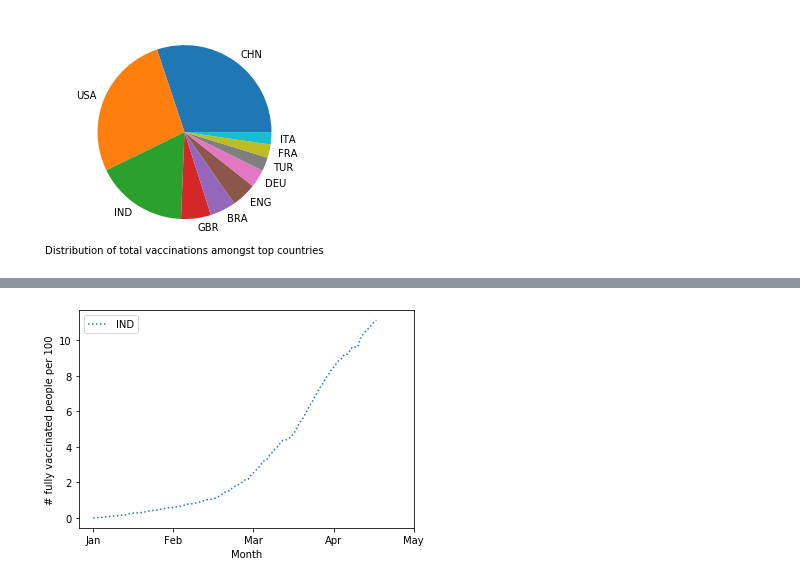
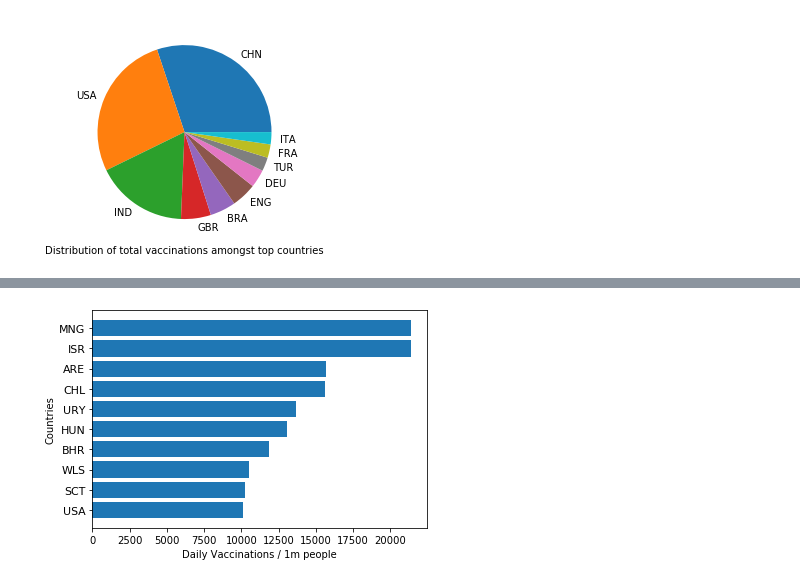
Before and after one commit to Megha1005/Vaccination_Visualization, a Jupyter notebook: backend/Vaccination.ipynb, the cells around one changed output, grey strips where cells are left out. Saved outputs shown, nothing was run; the diff lists cells and outputs as text; code cells hidden in the pictures.

```diff
--- a/backend/Vaccination.ipynb
+++ b/backend/Vaccination.ipynb
@@ -116,6 +117,18 @@ def get_bar_plot(y, x, xlabel, ylabel):
     # Show graphic
     plt.show()
 
+def get_horz_bar_plot(y, x, xlabel, ylabel):
+    y_pos = np.arange(len(y))
+    # Create bars
+    plt.barh(y_pos, x)
+
+    # Create names on the x-axis
+    plt.yticks(y_pos, y, size=11)
+    plt.xlabel(xlabel)
+    plt.ylabel(ylabel)
+    # Show graphic
+    plt.show()
+
 def get_pie_plot(y, x, xlabel):
     # Create bars
     plt.pie(y, labels = x)
@@ -140,7 +146,8 @@ get_line_plot(["IND"],
-# %%
-get_line_plot(["IND"],
-         feature="total_vaccinations_per_hundred",
-         xlabel = "Month",
-         ylabel="# fully vaccinated people per 100")
-# %% [output]
-[figure, removed]
+# %%
+top_countries_by_daily_vaccinations = get_top_k_countries(aggregated_country_stats[aggregated_country_stats['total_vaccinations'] > 1000000],
+                                                          "daily_vaccinations_per_million",
+                                                           k=10)
+top_countries_by_daily_vaccinations = top_countries_by_daily_vaccinations[::-1]
+get_horz_bar_plot(top_countries_by_daily_vaccinations['iso_code'], top_countries_by_daily_vaccinations['daily_vaccinations_per_million'], ylabel = 'Countries', xlabel='Daily Vaccinations / 1m people')
+# %% [output]
+[figure, added]
```
Also changed, not shown: parts of 19 cells of this notebook, 30 other files.
